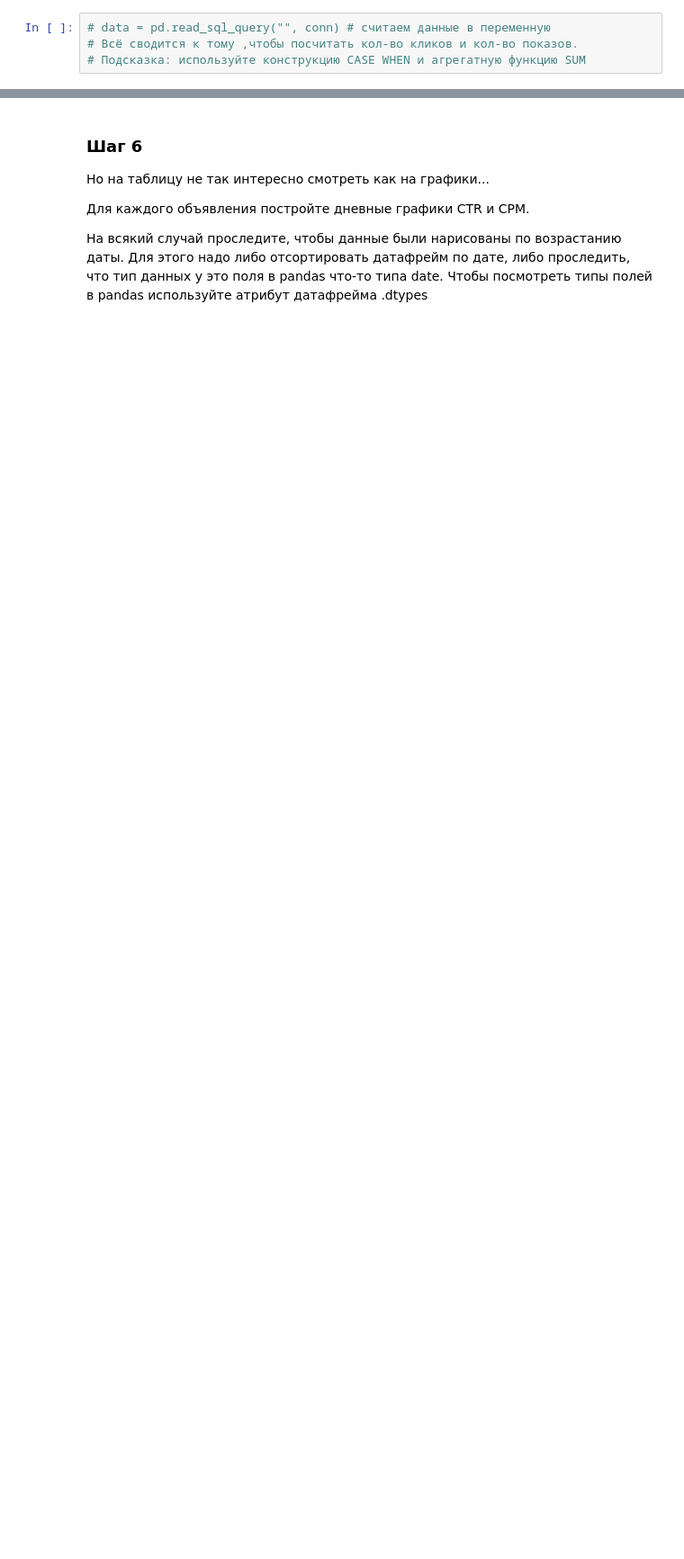
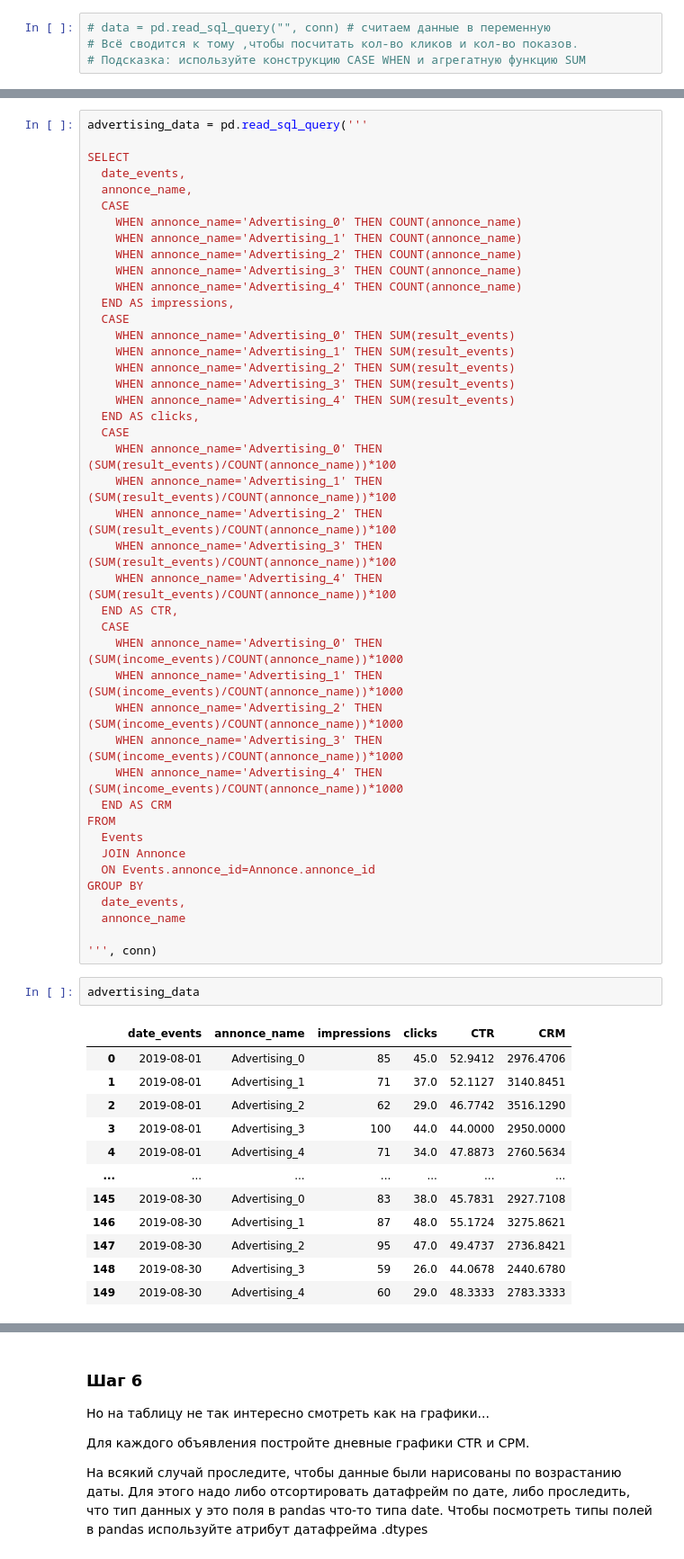
Before and after one commit to theysee/sberbank_reboot, a Jupyter notebook: Поток_3_Практика_к_занятию_6.ipynb, the cells around one changed output, grey strips where cells are left out. Shown at 90% size. Saved outputs shown, nothing was run; the diff lists cells and outputs as text; blank space fills up the shorter version.

```diff
--- a/Поток_3_Практика_к_занятию_6.ipynb
+++ b/Поток_3_Практика_к_занятию_6.ipynb
@@ -290,0 +244,58 @@ GROUP BY
+# %%
+advertising_data = pd.read_sql_query('''
+
+SELECT
+  date_events,
+  annonce_name,
+  CASE
+    WHEN annonce_name='Advertising_0' THEN COUNT(annonce_name)
+    WHEN annonce_name='Advertising_1' THEN COUNT(annonce_name)
+    WHEN annonce_name='Advertising_2' THEN COUNT(annonce_name)
+    WHEN annonce_name='Advertising_3' THEN COUNT(annonce_name)
+    WHEN annonce_name='Advertising_4' THEN COUNT(annonce_name)
+  END AS impressions,
+  CASE
+    WHEN annonce_name='Advertising_0' THEN SUM(result_events)
+    WHEN annonce_name='Advertising_1' THEN SUM(result_events)
+    WHEN annonce_name='Advertising_2' THEN SUM(result_events)
+    WHEN annonce_name='Advertising_3' THEN SUM(result_events)
+    WHEN annonce_name='Advertising_4' THEN SUM(result_events)
+  END AS clicks,
+  CASE
+    WHEN annonce_name='Advertising_0' THEN (SUM(result_events)/COUNT(annonce_name))*100
+    WHEN annonce_name='Advertising_1' THEN (SUM(result_events)/COUNT(annonce_name))*100
+    WHEN annonce_name='Advertising_2' THEN (SUM(result_events)/COUNT(annonce_name))*100
+    WHEN annonce_name='Advertising_3' THEN (SUM(result_events)/COUNT(annonce_name))*100
+    WHEN annonce_name='Advertising_4' THEN (SUM(result_events)/COUNT(annonce_name))*100
+  END AS CTR,
+  CASE
+    WHEN annonce_name='Advertising_0' THEN (SUM(income_events)/COUNT(annonce_name))*1000
+    WHEN annonce_name='Advertising_1' THEN (SUM(income_events)/COUNT(annonce_name))*1000
+    WHEN annonce_name='Advertising_2' THEN (SUM(income_events)/COUNT(annonce_name))*1000
+    WHEN annonce_name='Advertising_3' THEN (SUM(income_events)/COUNT(annonce_name))*1000
+    WHEN annonce_name='Advertising_4' THEN (SUM(income_events)/COUNT(annonce_name))*1000
+  END AS CRM
+FROM
+  Events
+  JOIN Annonce
+  ON Events.annonce_id=Annonce.annonce_id
+GROUP BY
+  date_events,
+  annonce_name
+
+''', conn)
+# %%
+advertising_data
+# %% [output]
+|  | date_events | annonce_name | impressions | clicks | CTR | CRM |
+| 0 | 2019-08-01 | Advertising_0 | 85 | 45.0 | 52.9412 | 2976.4706 |
+| 1 | 2019-08-01 | Advertising_1 | 71 | 37.0 | 52.1127 | 3140.8451 |
+| 2 | 2019-08-01 | Advertising_2 | 62 | 29.0 | 46.7742 | 3516.1290 |
+| 3 | 2019-08-01 | Advertising_3 | 100 | 44.0 | 44.0000 | 2950.0000 |
+| 4 | 2019-08-01 | Advertising_4 | 71 | 34.0 | 47.8873 | 2760.5634 |
+| ... | ... | ... | ... | ... | ... | ... |
+| 145 | 2019-08-30 | Advertising_0 | 83 | 38.0 | 45.7831 | 2927.7108 |
+| 146 | 2019-08-30 | Advertising_1 | 87 | 48.0 | 55.1724 | 3275.8621 |
+| 147 | 2019-08-30 | Advertising_2 | 95 | 47.0 | 49.4737 | 2736.8421 |
+| 148 | 2019-08-30 | Advertising_3 | 59 | 26.0 | 44.0678 | 2440.6780 |
+| 149 | 2019-08-30 | Advertising_4 | 60 | 29.0 | 48.3333 | 2783.3333 |
```
Also changed, not shown: parts of 4 cells of this notebook.
